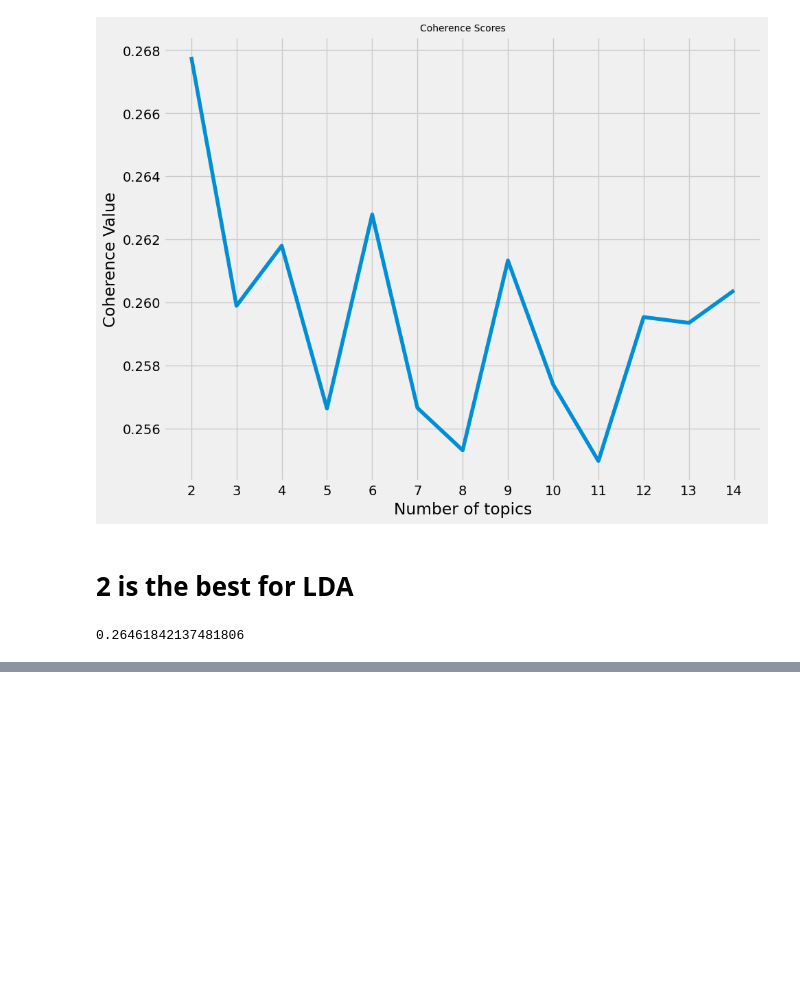
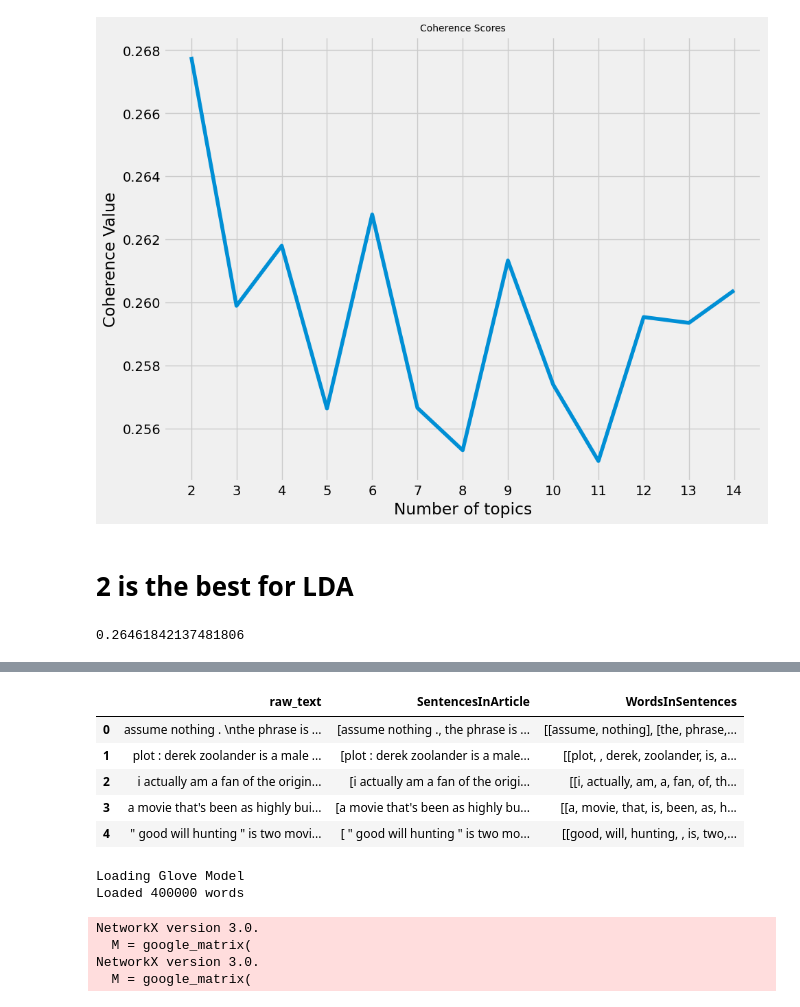
Before and after one commit to HarunErenMutlu/text_mining, a Jupyter notebook: nlp.ipynb, the cells around one changed output, grey strips where cells are left out. Drawn from its saved outputs; the diff is of its cells as text; code cells hidden in the pictures; blank space fills up the shorter version.

Commit message:
Part 4 is done

```diff
--- a/nlp.ipynb
+++ b/nlp.ipynb
@@ -494,0 +537,60 @@ coherence
+# %%
+path_list = ['review_polarity/txt_sentoken/pos/', 'review_polarity/txt_sentoken/neg/']
+texts = [[],[]] # pos, neg
+for i in range(2):
+    path = path_list[i]
+    files = os.listdir(path)
+    for fileName in files:
+        text = ""
+        with open(path+fileName) as f:
+            text = f.read()
+        texts[i].append(text)
+# %%
+pos_df = pd.DataFrame()
+neg_df = pd.DataFrame()
+
+pos_df["raw_text"] = texts[0]
+neg_df["raw_text"] = texts[1]
+# %%
+pos_df['SentencesInArticle'] = pos_df.raw_text.apply(sent_tokenize)
+pos_df['WordsInSentences'] = pos_df.SentencesInArticle \
+              .apply(fix_contractions)\
+              .apply(lower)\
+              .apply(tokenize_words)\
+              .apply(remove_stopwords)\
+              .apply(clean_sentences)
+
+
+neg_df['SentencesInArticle'] = neg_df.raw_text.apply(sent_tokenize)
+neg_df['WordsInSentences'] = neg_df.SentencesInArticle \
+              .apply(fix_contractions)\
+              .apply(lower)\
+              .apply(tokenize_words)\
+              .apply(remove_stopwords)\
+              .apply(clean_sentences)
+# %%
+dfs = [pos_df,neg_df]
+dfs[0].head()
+# %% [output]
+|  | raw_text | SentencesInArticle | WordsInSentences |
+| 0 | assume nothing . \nthe phrase is ... | [assume nothing ., the phrase is ... | [[assume, nothing], [the, phrase,... |
+| 1 | plot : derek zoolander is a male ... | [plot : derek zoolander is a male... | [[plot, , derek, zoolander, is, a... |
+| 2 | i actually am a fan of the origin... | [i actually am a fan of the origi... | [[i, actually, am, a, fan, of, th... |
+| 3 | a movie that's been as highly bui... | [a movie that's been as highly bu... | [[a, movie, that, is, been, as, h... |
+| 4 | " good will hunting " is two movi... | [ " good will hunting " is two mo... | [[good, will, hunting, , is, two,... |
+# %%
+def load_glove_vectors(fn):
+    print("Loading Glove Model")
+    with open( fn,'r', encoding='utf8') as glove_vector_file:
+        model = {}
+        for line in glove_vector_file:
+            parts = line.split()
+            word = parts[0]
+            embedding = np.array([float(val) for val in parts[1:]])
+            model[word] = embedding
+        print("Loaded {} words".format(len(model)))
+    return model
+glove_vectors = load_glove_vectors('glove.6B/glove.6B.50d.txt')
+# %% [output]
+Loading Glove Model
+Loaded 400000 words
@@ -494,0 +632,9 @@ coherence
+# %%
+pos_df['Graph'] = pos_df.SimMatrix.apply(compute_graph)
+
+neg_df['Graph'] = neg_df.SimMatrix.apply(compute_graph)
+# %% [output]
+NetworkX version 3.0.
+  M = google_matrix(
+NetworkX version 3.0.
+  M = google_matrix(
```
Also changed, not shown: parts of 13 cells of this notebook, 6 other files.
